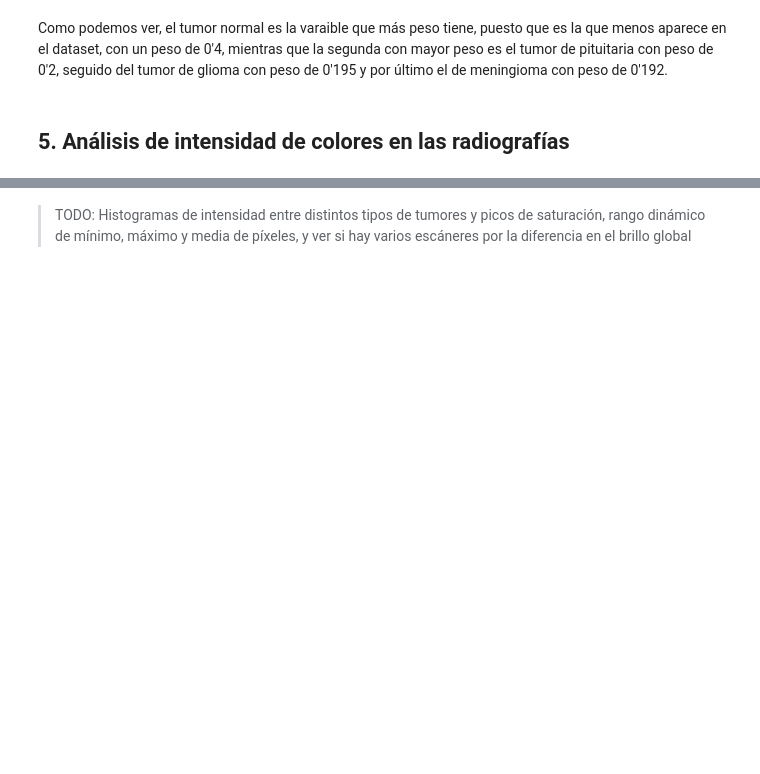
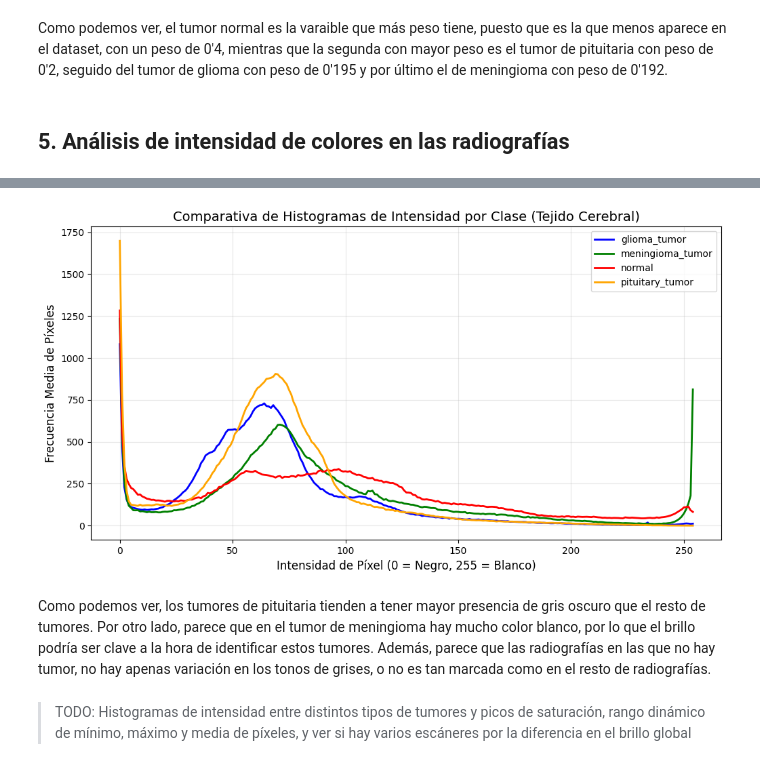
Before and after one commit to Ailuj27/Proyecto_DISIA_Grupo_13, a Jupyter notebook: Reconocimiento_tumores.ipynb, the cells around one changed output, grey strips where cells are left out. Drawn from its saved outputs; the diff is of its cells as text; code cells hidden in the pictures; blank space fills up the shorter version.

```diff
--- a/Reconocimiento_tumores.ipynb
+++ b/Reconocimiento_tumores.ipynb
@@ -187,3 +217,44 @@ Como podemos ver, el tumor normal es la varaible que más peso tiene, puesto que
+# %%
+import cv2
+# 32 es el número de imágenes que vamos a analizar de cada clase
+def plot_histograms_by_class(train_dir, num_samples=32):
+    classes = sorted(os.listdir(train_dir))
+    colors = ['blue', 'green', 'red', 'orange'] # Un color para el histograma de cada clase
+
+    plt.figure(figsize=(12, 6))
+
+    for i, class_name in enumerate(classes):
+        class_path = os.path.join(train_dir, class_name)
+        images_names = os.listdir(class_path)[:num_samples]
+
+        class_hist = np.zeros((256,))
+
+        for img_name in images_names:
+            img_path = os.path.join(class_path, img_name)
+            img = cv2.imread(img_path, cv2.IMREAD_GRAYSCALE) # como tenemos las radiografías con escala de grises
+
+            if img is not None:
+                # Calculamos el histograma de la imagen i
+                hist = cv2.calcHist([img], [0], None, [256], [0, 256])
+                class_hist += hist.flatten()
+
+        # Normalizamos por el número de imágenes para que sean comparables
+        class_hist /= len(images_names)
+        plt.plot(class_hist[1:], label=class_name, color=colors[i], lw=2)
+
+    plt.title('Comparativa de Histogramas de Intensidad por Clase (Tejido Cerebral)', fontsize=14)
+    plt.xlabel('Intensidad de Píxel (0 = Negro, 255 = Blanco)', fontsize=12)
+    plt.ylabel('Frecuencia Media de Píxeles', fontsize=12)
+    plt.legend()
+    plt.grid(alpha=0.3)
+    plt.show()
+
+train_directory = "./data/train"
+plot_histograms_by_class(train_directory)
+# %% [output]
+[figure, added]
+# %% [markdown]
+Como podemos ver, los tumores de pituitaria tienden a tener mayor presencia de gris oscuro que el resto de tumores. Por otro lado, parece que en el tumor de meningioma hay mucho color blanco, por lo que el brillo podría ser clave a la hora de identificar estos tumores. Además, parece que las radiografías en las que no hay tumor, no hay apenas variación en los tonos de grises, o no es tan marcada como en el resto de radiografías.
 # %% [markdown]
 > TODO: Histogramas de intensidad entre distintos tipos de tumores y picos de saturación, rango dinámico de mínimo, máximo y media de píxeles, y ver si hay varios escáneres por la diferencia en el brillo global
 # %% [markdown]
```
Also changed, not shown: parts of 6 cells of this notebook.
